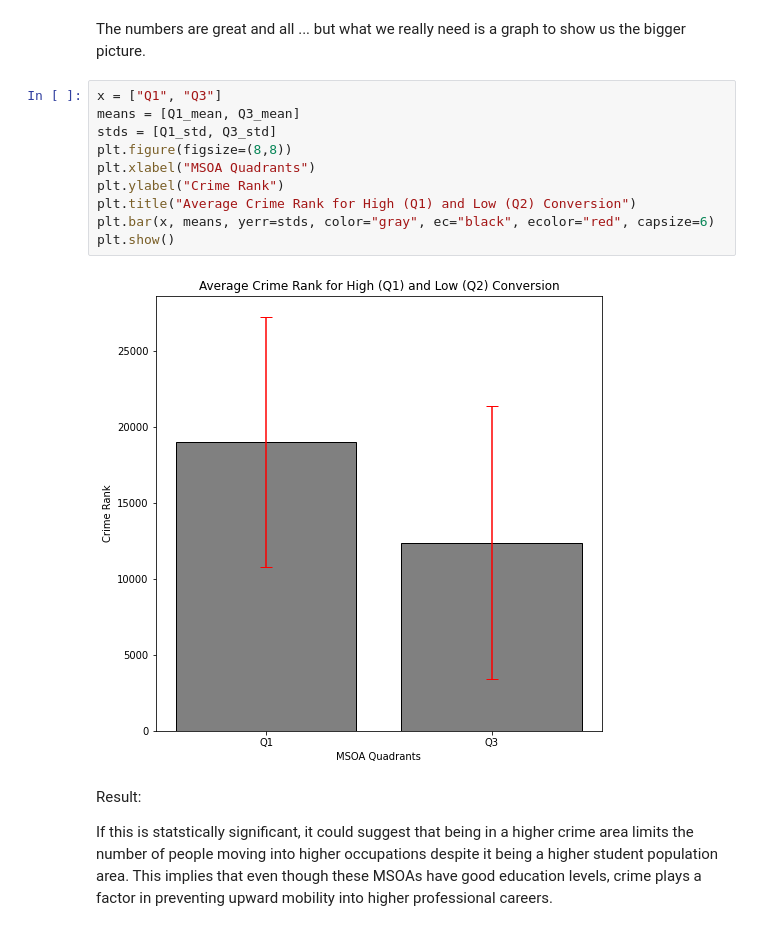
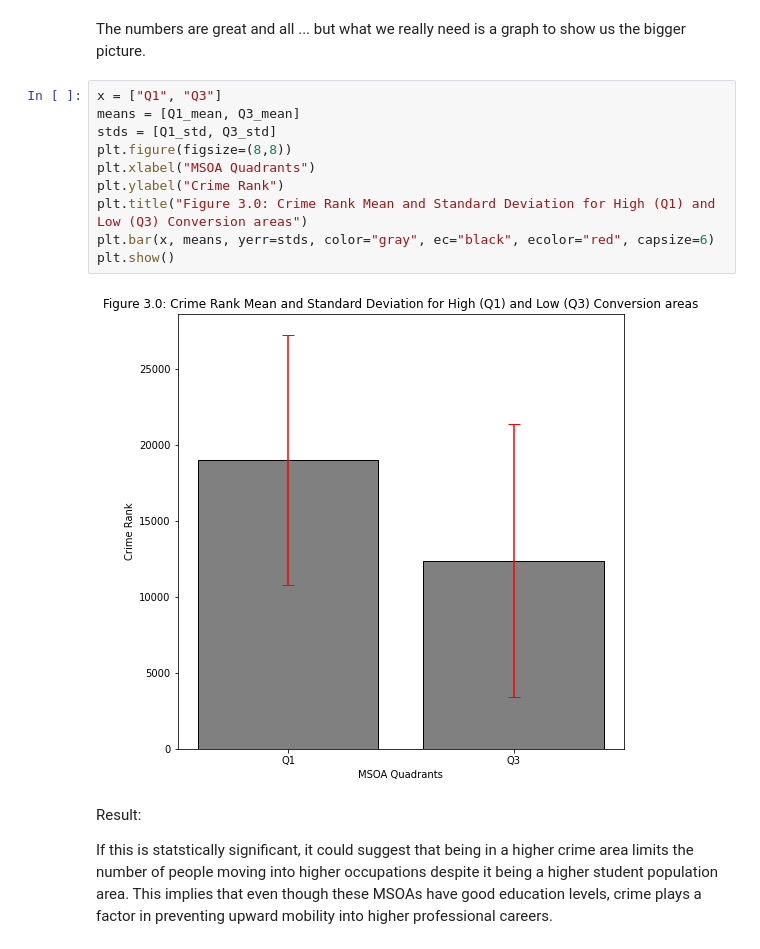
Before and after one commit to HamedPour/TM351_EMA, a Jupyter notebook: EMA_notebook2.ipynb, the cells around one changed output. Cells and saved outputs as stored; diff of their text form.

```diff
--- a/EMA_notebook2.ipynb
+++ b/EMA_notebook2.ipynb
@@ -278,15 +278,15 @@ The numbers are great and all ... but what we really need is a graph to show us
 # %%
 x = ["Q1", "Q3"]
 means = [Q1_mean, Q3_mean]
 stds = [Q1_std, Q3_std]
 plt.figure(figsize=(8,8))
 plt.xlabel("MSOA Quadrants")
 plt.ylabel("Crime Rank")
-plt.title("Average Crime Rank for High (Q1) and Low (Q2) Conversion")
+plt.title("Figure 3.0: Crime Rank Mean and Standard Deviation for High (Q1) and Low (Q3) Conversion areas")
 plt.bar(x, means, yerr=stds, color="gray", ec="black", ecolor="red", capsize=6)
 plt.show()
 # %% [output]
-[figure, old version]
+[figure, new version]
 # %% [markdown]
 Result:
 
```
Also changed, not shown: parts of 4 cells of this notebook, 2 other files.
